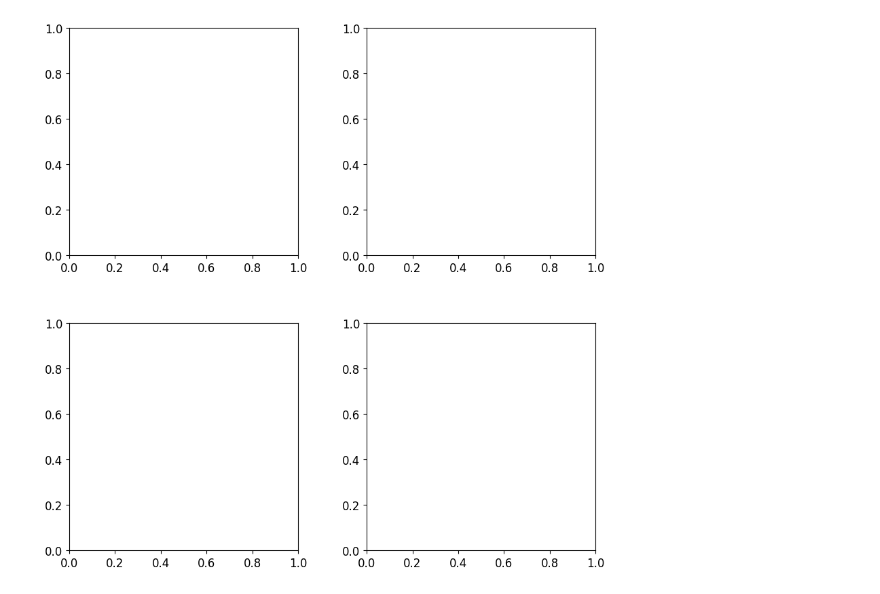
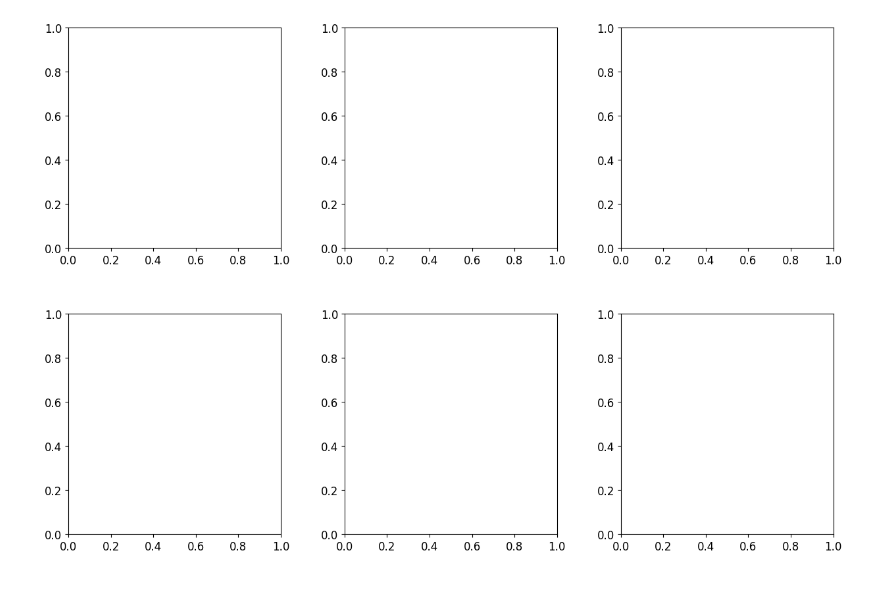
Before and after one commit to davidmhunt/mmwave_model_integrator, a Jupyter notebook: notebooks/testing_radarhd.ipynb, the cells around one changed output. Drawn from its saved outputs; the diff is of its cells as text; code cells hidden in the pictures.

```diff
--- a/notebooks/testing_radarhd.ipynb
+++ b/notebooks/testing_radarhd.ipynb
@@ -49,7 +53,7 @@ did not find vehicle velocity samples
 # %%
 plotter = PlotterRngAzToPC()
 
-encoder = RadarHDEncoder(
+input_encoder = RadarHDEncoder(
     config_manager=cfg_manager,
     range_max=10.8,
     num_range_bins=256,
@@ -57,12 +61,24 @@ encoder = RadarHDEncoder(
     num_az_angle_bins=64
 )
 
+ground_truth_encoder = RadarHDGTEncoder(
+    max_range_m=10.8,
+    num_range_bins=256,
+    angle_range_rad=[np.deg2rad(-90),np.deg2rad(90)],
+    num_angle_bins=512,
+    max_angle_rad=np.deg2rad(70),
+    x_max=10,
+    y_max=10,
+    z_max=0.3,
+    z_min=-0.2
+)
+
 runner = RadarHDRunner(
     state_dict_path=RADARHD_MODEL_STATE_DICT_PATH,
     cuda_device="cuda:0"
 )
 
-decoder = RadarHDDecoder(
+prediction_decoder = RadarHDDecoder(
     max_range_m=10.8,
     num_range_bins=256,
     num_angle_bins=512
@@ -71,9 +87,19 @@ decoder = RadarHDDecoder(
 movie_generator = MovieGeneratorRngAzToPC(
     cpsl_dataset=dataset,
     plotter=plotter,
-    range_az_encoder=encoder,
+    input_encoder=input_encoder,
     model_runner=runner,
-    lidar_pc_polar_decoder=decoder,
+    prediction_decoder=prediction_decoder,
+    ground_truth_encoder=ground_truth_encoder,
     temp_dir_path=os.getenv("MOVIE_TEMP_DIRECTORY")
 )
+
+analyzer = AnalyzerRngAzToPC(
+    cpsl_dataset=dataset,
+    input_encoder=input_encoder,
+    model_runner=runner,
+    prediction_decoder=prediction_decoder,
+    ground_truth_encoder=ground_truth_encoder,
+    temp_dir_path=os.getenv("ANALYZER_TEMP_DIRECTORY")
+)
 # %% [output]
@@ -105,25 +177,15 @@ plotter.plot_compilation(
 # %%
-#reset the encoder
-encoder = RadarHDEncoder(
-    config_manager=cfg_manager,
-    range_max=10.8,
-    num_range_bins=256,
-    mag_threshold=0.05,
-    num_az_angle_bins=64
-)
-
-#generate the movie
 movie_generator.initialize_figure(
     nrows=2,
-    ncols=2,
-    figsize=(10,10),
+    ncols=3,
+    figsize=(15,10),
     wspace=0.3,
     hspace=0.3
 )
 
 movie_generator.generate_movie_frames()
 
 fps = 1 / (1e-3 * cfg_manager.frameCfg_periodicity_ms)
 movie_generator.save_movie(video_file_name="{}.mp4".format(dataset_name),fps=fps)
 # %% [output]
-[figure, old version]
+[figure, new version]
```
Also changed, not shown: parts of 10 cells of this notebook, 13 other files.
